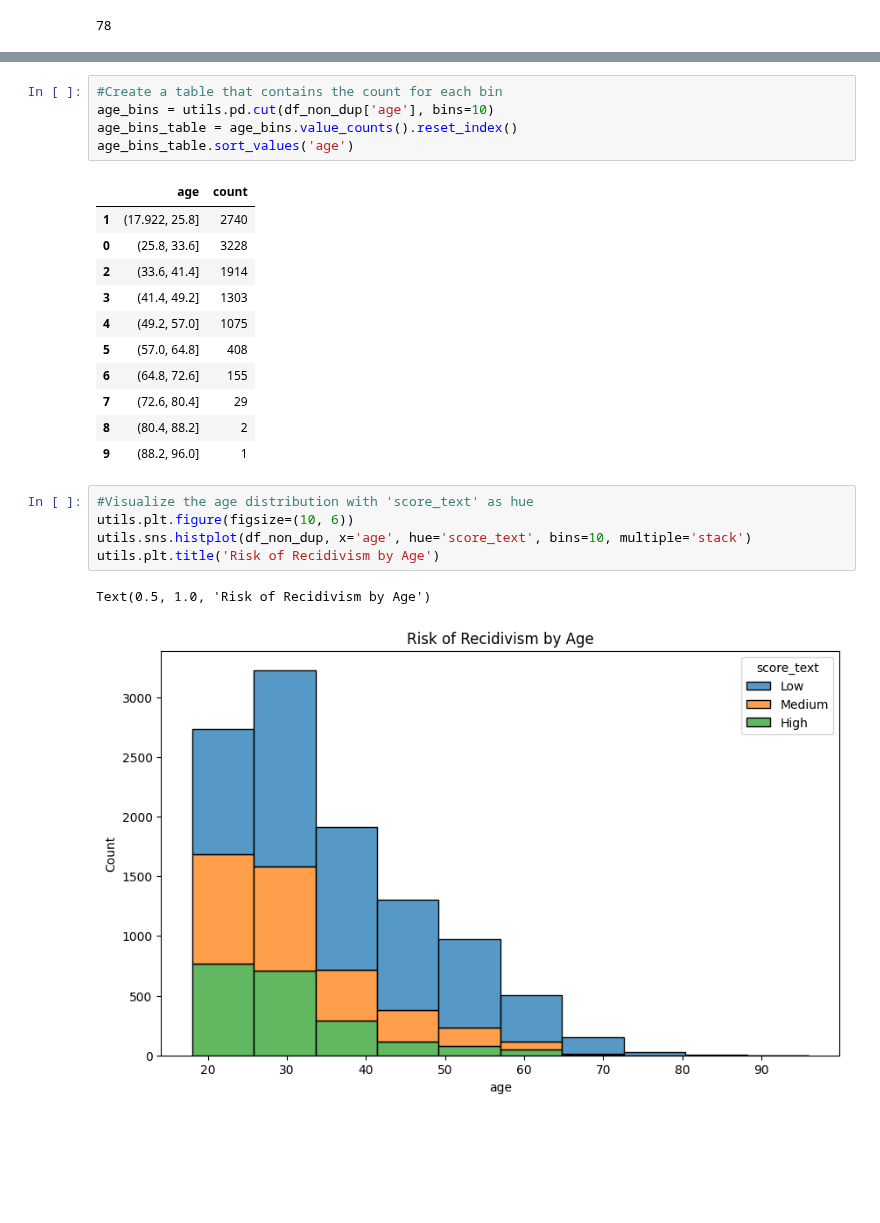
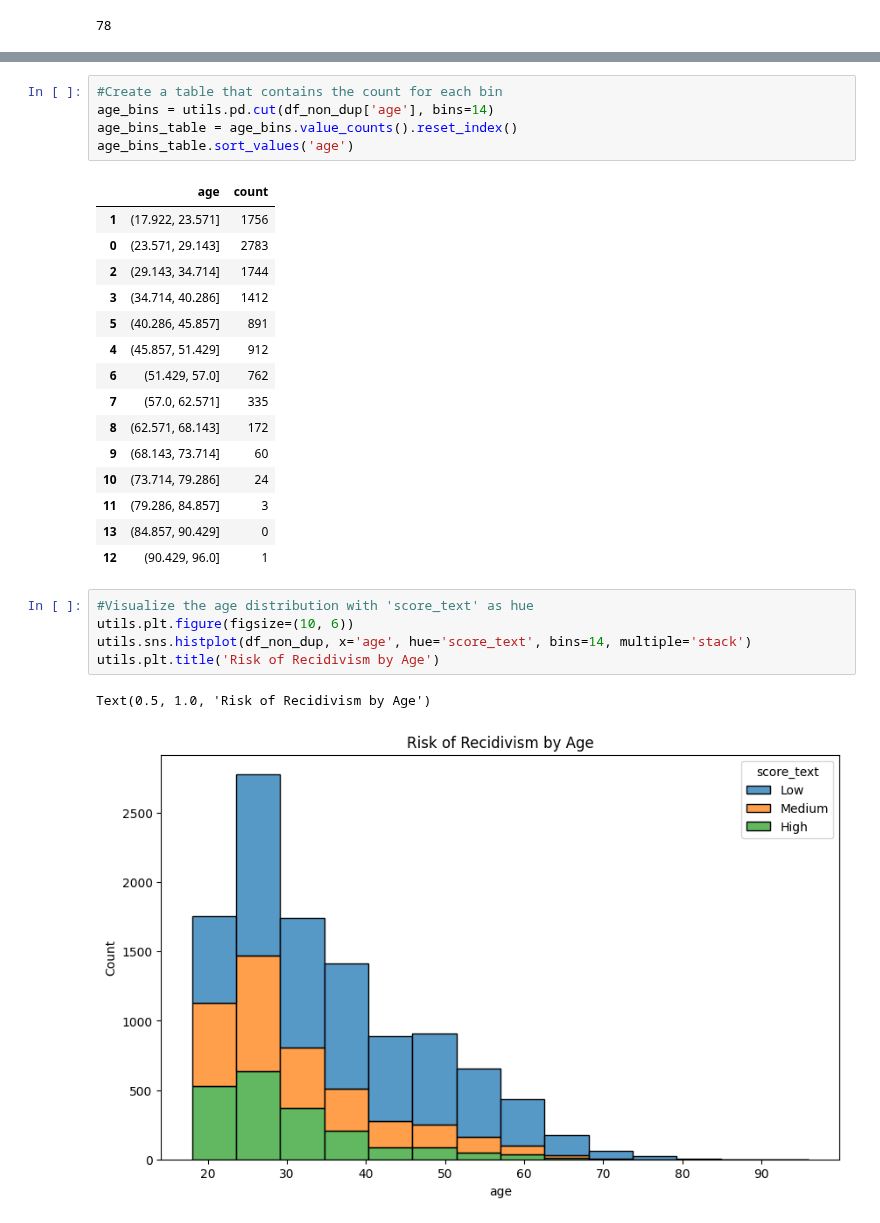
Before and after one commit to chance-roberts/DATA6550-Bias, a Jupyter notebook: Code/Roberts/RobertsC_Module1_Bias.ipynb, the cells around one changed output, grey strips where cells are left out. Cells and saved outputs as stored; diff of their text form; blank space fills up the shorter version.

```diff
--- a/Code/Roberts/RobertsC_Module1_Bias.ipynb
+++ b/Code/Roberts/RobertsC_Module1_Bias.ipynb
@@ -50,28 +55,32 @@ utils.sns.histplot(df_non_dup['age'], bins = 10)
 # %%
 #Create a table that contains the count for each bin
-age_bins = utils.pd.cut(df_non_dup['age'], bins=10)
+age_bins = utils.pd.cut(df_non_dup['age'], bins=14)
 age_bins_table = age_bins.value_counts().reset_index()
 age_bins_table.sort_values('age')
 # %% [output]
 |  | age | count |
-| 1 | (17.922, 25.8] | 2740 |
-| 0 | (25.8, 33.6] | 3228 |
-| 2 | (33.6, 41.4] | 1914 |
-| 3 | (41.4, 49.2] | 1303 |
-| 4 | (49.2, 57.0] | 1075 |
-| 5 | (57.0, 64.8] | 408 |
-| 6 | (64.8, 72.6] | 155 |
-| 7 | (72.6, 80.4] | 29 |
-| 8 | (80.4, 88.2] | 2 |
-| 9 | (88.2, 96.0] | 1 |
+| 1 | (17.922, 23.571] | 1756 |
+| 0 | (23.571, 29.143] | 2783 |
+| 2 | (29.143, 34.714] | 1744 |
+| 3 | (34.714, 40.286] | 1412 |
+| 5 | (40.286, 45.857] | 891 |
+| 4 | (45.857, 51.429] | 912 |
+| 6 | (51.429, 57.0] | 762 |
+| 7 | (57.0, 62.571] | 335 |
+| 8 | (62.571, 68.143] | 172 |
+| 9 | (68.143, 73.714] | 60 |
+| 10 | (73.714, 79.286] | 24 |
+| 11 | (79.286, 84.857] | 3 |
+| 13 | (84.857, 90.429] | 0 |
+| 12 | (90.429, 96.0] | 1 |
 # %%
 #Visualize the age distribution with 'score_text' as hue
 utils.plt.figure(figsize=(10, 6))
-utils.sns.histplot(df_non_dup, x='age', hue='score_text', bins=10, multiple='stack')
+utils.sns.histplot(df_non_dup, x='age', hue='score_text', bins=14, multiple='stack')
 utils.plt.title('Risk of Recidivism by Age')
 # %% [output]
 Text(0.5, 1.0, 'Risk of Recidivism by Age')
-[figure, old version]
+[figure, new version]
 # %%
 #Count the values of each 'score_text' for each 'age' bin
 age_score_table = df_non_dup.groupby([age_bins, 'score_text'], observed=True)['name'].count().reset_index()
```
Also changed, not shown: parts of 7 cells of this notebook.
